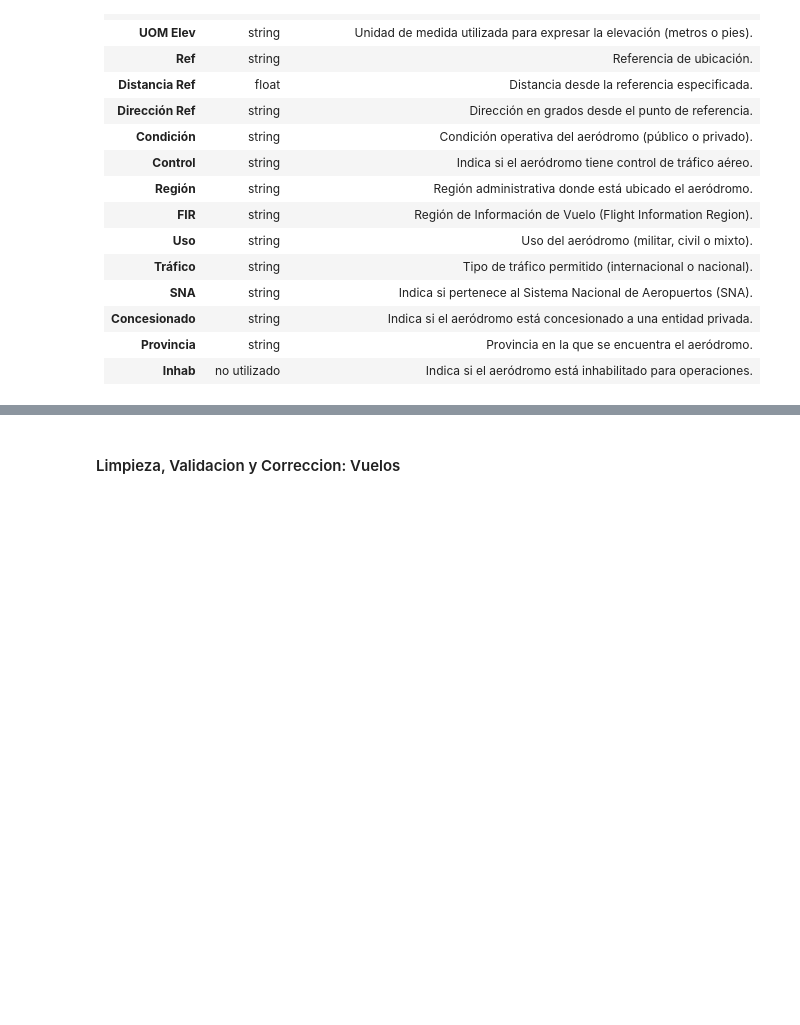
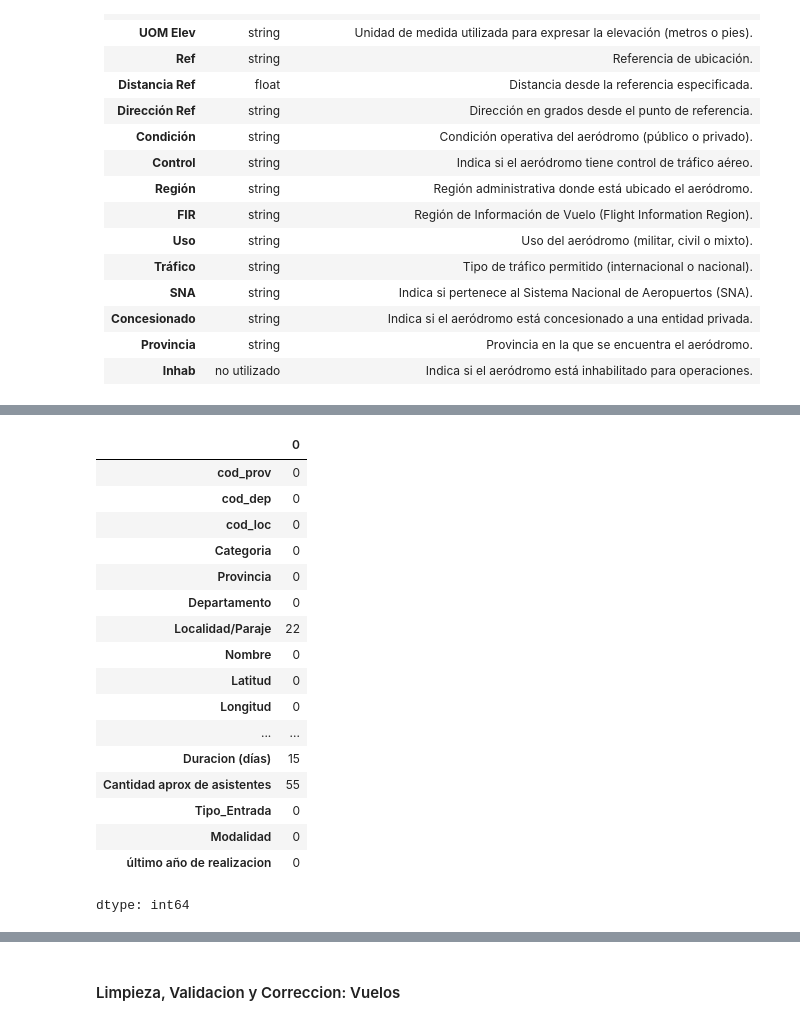
Before and after one commit to federicorey/ciencia_datos_uade, a Jupyter notebook: Aviacion_Civil.ipynb, the cells around one changed output, grey strips where cells are left out. Drawn from its saved outputs; the diff is of its cells as text; code cells hidden in the pictures; blank space fills up the shorter version.

```diff
--- a/Aviacion_Civil.ipynb
+++ b/Aviacion_Civil.ipynb
@@ -90,0 +141,22 @@ pd.set_option('display.max_columns', None)
+# %%
+# Se comprueban los datos nulos
+df_fiestas.isnull().sum()
+# %% [output]
+|  | 0 |
+| cod_prov | 0 |
+| cod_dep | 0 |
+| cod_loc | 0 |
+| Categoria | 0 |
+| Provincia | 0 |
+| Departamento | 0 |
+| Localidad/Paraje | 22 |
+| Nombre | 0 |
+| Latitud | 0 |
+| Longitud | 0 |
+| ... | ... |
+| Duracion (días) | 15 |
+| Cantidad aprox de asistentes | 55 |
+| Tipo_Entrada | 0 |
+| Modalidad | 0 |
+| último año de realizacion | 0 |
+dtype: int64
```
Also changed, not shown: parts of 28 cells of this notebook.
